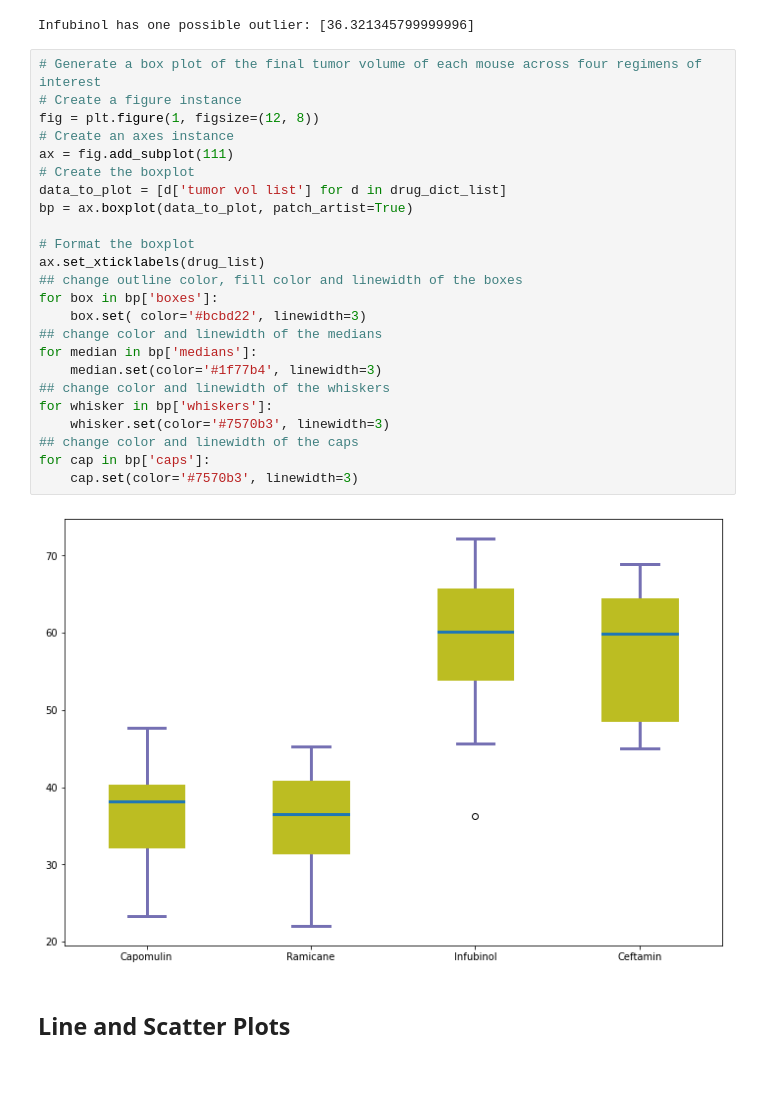
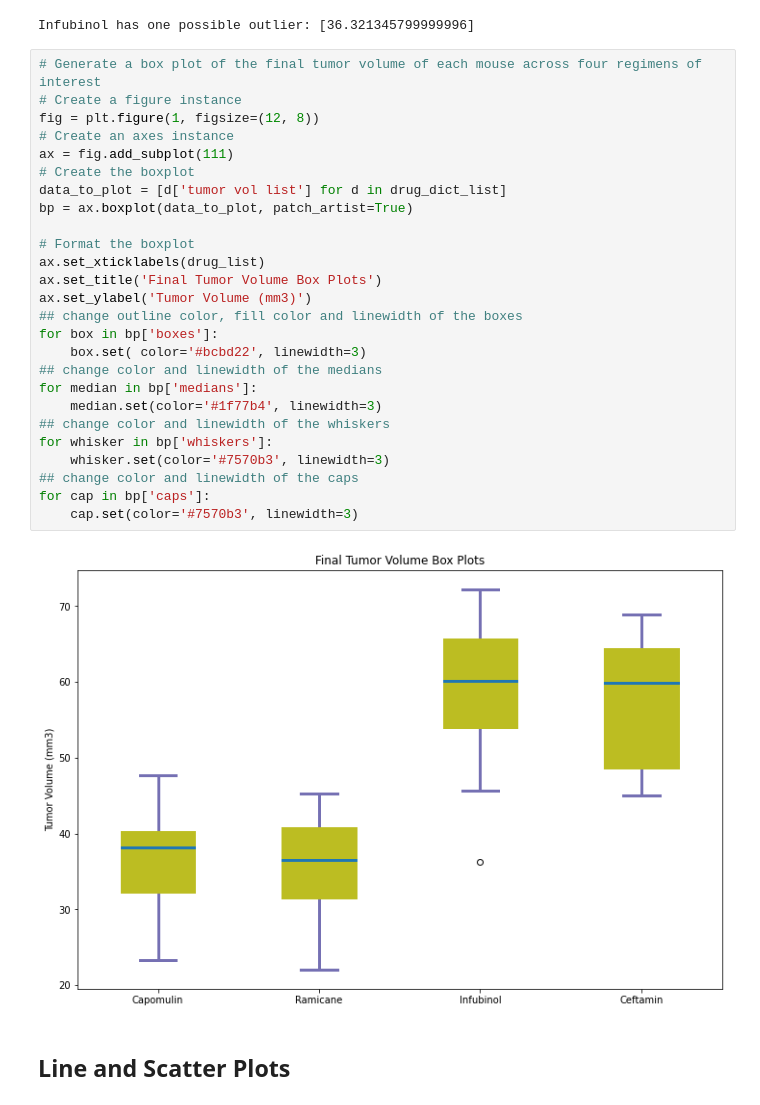
Before and after one commit to ande3674/matplotlib-challenge, a Jupyter notebook: pymaceuticals_starter.ipynb, the cells around one changed output. Drawn from its saved outputs; the diff is of its cells as text; blank space fills up the shorter version.

```diff
--- a/pymaceuticals_starter.ipynb
+++ b/pymaceuticals_starter.ipynb
@@ -328,29 +298,31 @@ Infubinol has one possible outlier: [36.321345799999996]
 # %%
 # Generate a box plot of the final tumor volume of each mouse across four regimens of interest
 # Create a figure instance
 fig = plt.figure(1, figsize=(12, 8))
 # Create an axes instance
 ax = fig.add_subplot(111)
 # Create the boxplot
 data_to_plot = [d['tumor vol list'] for d in drug_dict_list]
 bp = ax.boxplot(data_to_plot, patch_artist=True)
 
 # Format the boxplot
 ax.set_xticklabels(drug_list)
+ax.set_title('Final Tumor Volume Box Plots')
+ax.set_ylabel('Tumor Volume (mm3)')
 ## change outline color, fill color and linewidth of the boxes
 for box in bp['boxes']:
     box.set( color='#bcbd22', linewidth=3)
 ## change color and linewidth of the medians
 for median in bp['medians']:
     median.set(color='#1f77b4', linewidth=3)
 ## change color and linewidth of the whiskers
 for whisker in bp['whiskers']:
     whisker.set(color='#7570b3', linewidth=3)
 ## change color and linewidth of the caps
 for cap in bp['caps']:
     cap.set(color='#7570b3', linewidth=3)
 # %% [output]
-[figure, old version]
+[figure, new version]
 # %% [markdown]
 ## Line and Scatter Plots
 # %%
```
Also changed, not shown: parts of 7 cells of this notebook.
